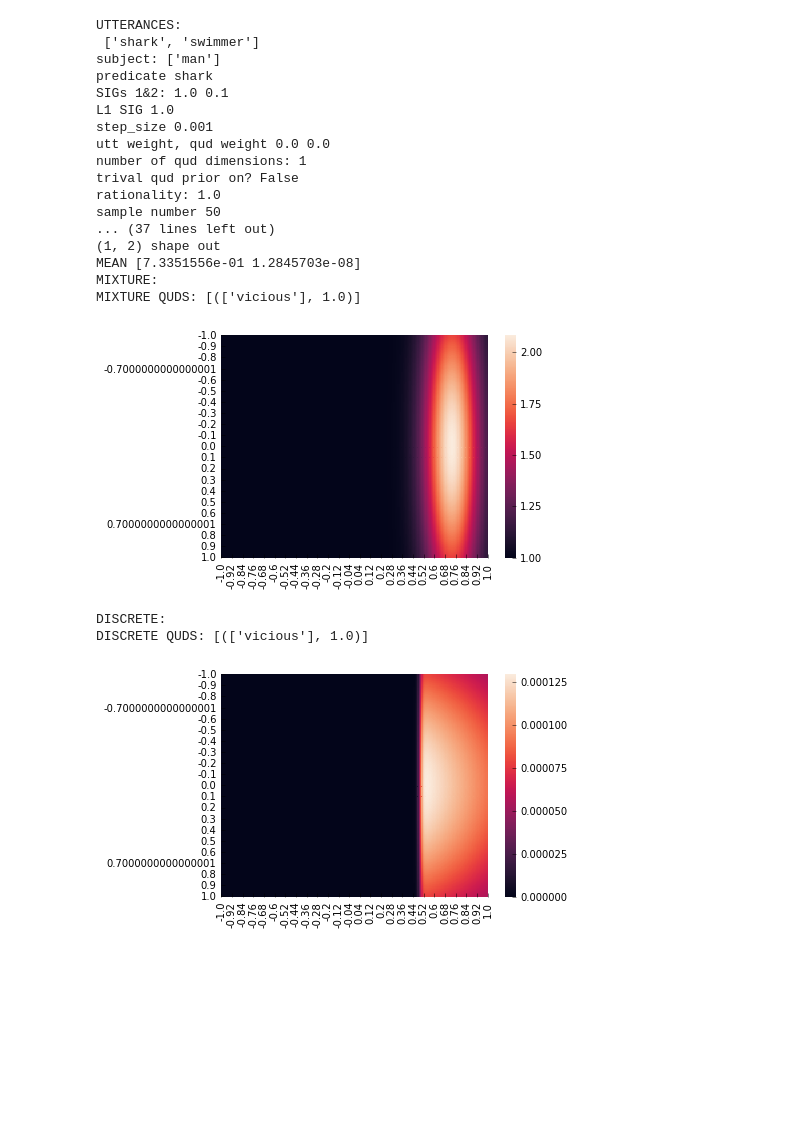
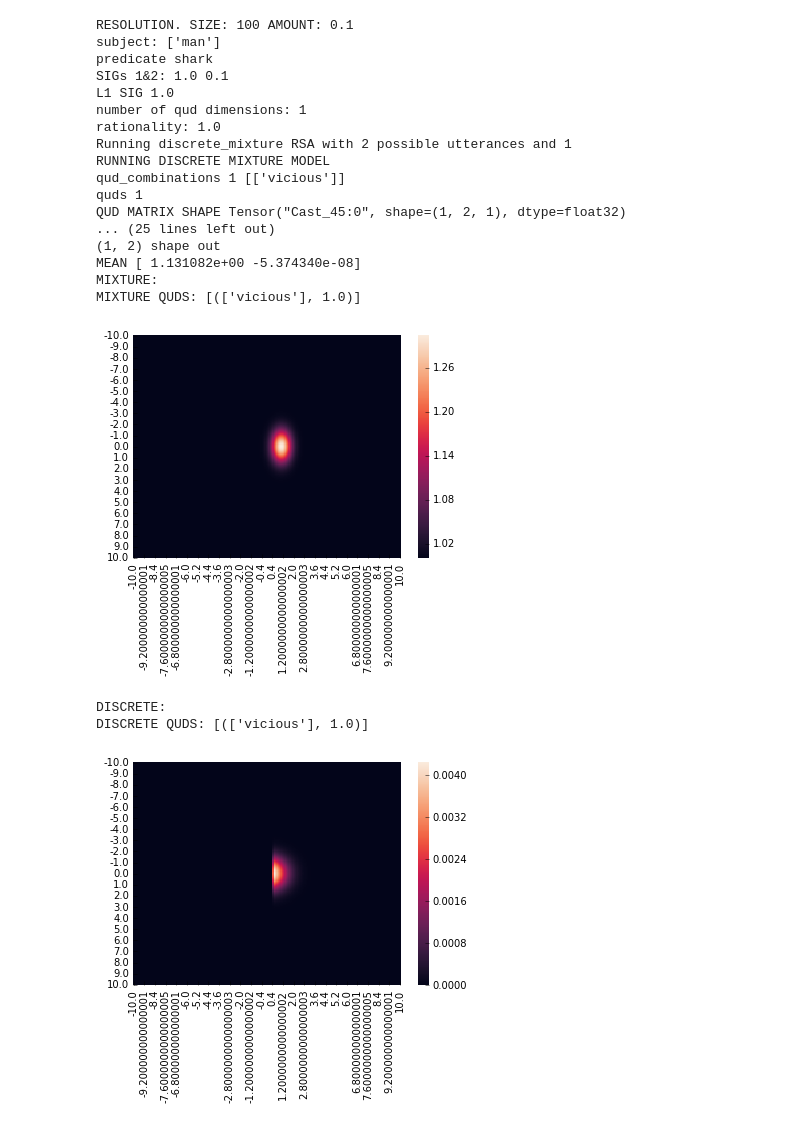
Before and after one commit to reubenharry/Distributional-RSA, a Jupyter notebook: minimal_case.ipynb, the cells around one changed output. Saved outputs shown, nothing was run; the diff lists cells and outputs as text; code cells hidden in the pictures; blank space fills up the shorter version.

```diff
--- a/minimal_case.ipynb
+++ b/minimal_case.ipynb
@@ -109,35 +135,35 @@ DISCRETE QUDS: [(['swims'], 1.0)]
 # %%
-hm_mix,quds_mix = titrate(size=100,amount=0.01,l1_sig1=1.0,subj="man",quds=['vicious'],possible_utterances=["shark","swimmer"],pred='shark',only_trivial=False,just_s1=False,just_l0=False,sig1=1.0,sig2=0.1,mixture_variational=True,discrete=False)
-hm_disc,quds_disc = titrate(size=100,amount=0.01,l1_sig1=1.0,subj="man",quds=['vicious'],possible_utterances=["shark","swimmer"],pred='shark',only_trivial=False,just_s1=False,just_l0=False,sig1=1.0,sig2=0.1,mixture_variational=False,discrete=True)
+hm_mix,quds_mix = titrate(model_type="discrete_mixture",l1_sig1=1.0,subj="man",quds=['vicious'],possible_utterances=["shark","swimmer"],pred='shark',sig1=1.0,sig2=0.1)
+hm_disc,quds_disc = titrate(model_type="discrete_exact", l1_sig1=1.0,subj="man",quds=['vicious'],possible_utterances=["shark","swimmer"],pred='shark',sig1=1.0,sig2=0.1)
 
 print("MIXTURE:")
 seaborn.heatmap(hm_mix)
 print("MIXTURE QUDS:",quds_mix)
 plt.show()
 print("DISCRETE:")
 seaborn.heatmap(hm_disc)
 print("DISCRETE QUDS:",quds_disc)
 plt.show()
 # %% [output]
-UTTERANCES:
- ['shark', 'swimmer']
+RESOLUTION. SIZE: 100 AMOUNT: 0.1
 subject: ['man']
 predicate shark
 SIGs 1&2: 1.0 0.1
 L1 SIG 1.0
-step_size 0.001
-utt weight, qud weight 0.0 0.0
 number of qud dimensions: 1
-trival qud prior on? False
 rationality: 1.0
-sample number 50
-... (37 lines left out)
+Running discrete_mixture RSA with 2 possible utterances and 1
+RUNNING DISCRETE MIXTURE MODEL
+qud_combinations 1 [['vicious']]
+quds 1
+QUD MATRIX SHAPE Tensor("Cast_45:0", shape=(1, 2, 1), dtype=float32)
+... (25 lines left out)
 (1, 2) shape out
-MEAN [7.3351556e-01 1.2845703e-08]
+MEAN [ 1.131082e+00 -5.374340e-08]
 MIXTURE:
 MIXTURE QUDS: [(['vicious'], 1.0)]
-[figure, old version]
+[figure, new version]
 DISCRETE:
 DISCRETE QUDS: [(['vicious'], 1.0)]
-[figure, old version]
+[figure, new version]
 # %%
```
Also changed, not shown: parts of 21 cells of this notebook, 15 other files.
